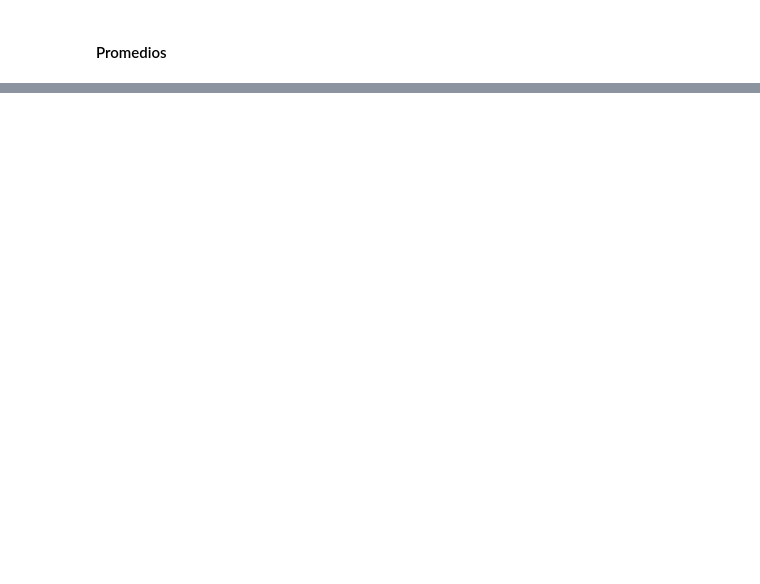
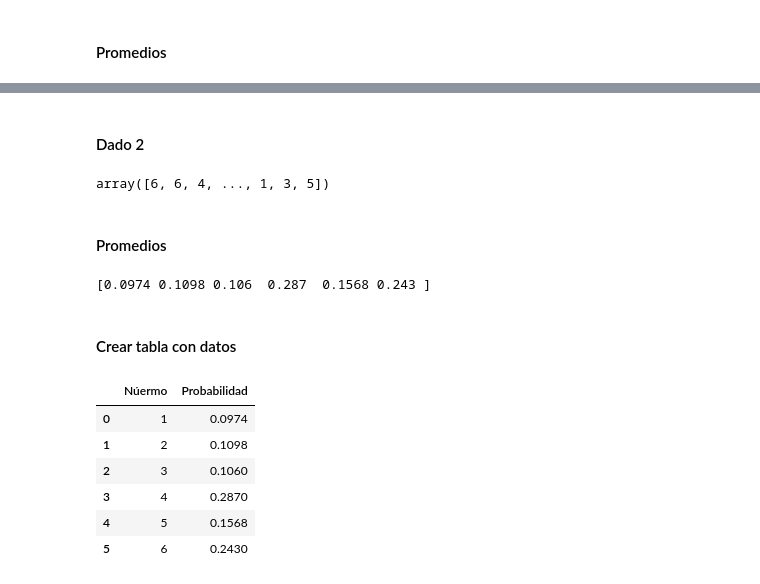
Before and after one commit to Enybyy/Data-Analyst, a Jupyter notebook: Probrabilidad/dado.ipynb, the cells around one changed output, grey strips where cells are left out. Saved outputs shown, nothing was run; the diff lists cells and outputs as text; code cells hidden in the pictures; blank space fills up the shorter version.

Commit message:
Probabilidades de dados

```diff
--- a/Probrabilidad/dado.ipynb
+++ b/Probrabilidad/dado.ipynb
@@ -37,0 +53,33 @@ df_promedios
+# %% [markdown]
+#### Dado 2
+# %%
+num_lanzamientos2 = 5000
+numero_dado2 = [1,2,3,4,5,6]
+dado2 = np.random.choice(numero_dado2, p=[0.1,0.1,0.1,0.3,0.15,0.25], size=num_lanzamientos2)
+dado2
+# %% [output]
+array([6, 6, 4, ..., 1, 3, 5])
+# %% [markdown]
+#### Promedios
+# %%
+uniq2, count2 = np.unique(dado2, return_counts=True)
+promedios2 = count2/num_lanzamientos2
+print(promedios2)
+# %% [output]
+[0.0974 0.1098 0.106  0.287  0.1568 0.243 ]
+# %% [markdown]
+#### Crear tabla con datos
+# %%
+df_promedios2 = pd.DataFrame({
+    'Núermo':uniq2,
+    'Probabilidad':promedios2,
+})
+df_promedios2
+# %% [output]
+|  | Núermo | Probabilidad |
+| 0 | 1 | 0.0974 |
+| 1 | 2 | 0.1098 |
+| 2 | 3 | 0.1060 |
+| 3 | 4 | 0.2870 |
+| 4 | 5 | 0.1568 |
+| 5 | 6 | 0.2430 |
```
Also changed, not shown: parts of 13 cells of this notebook.
